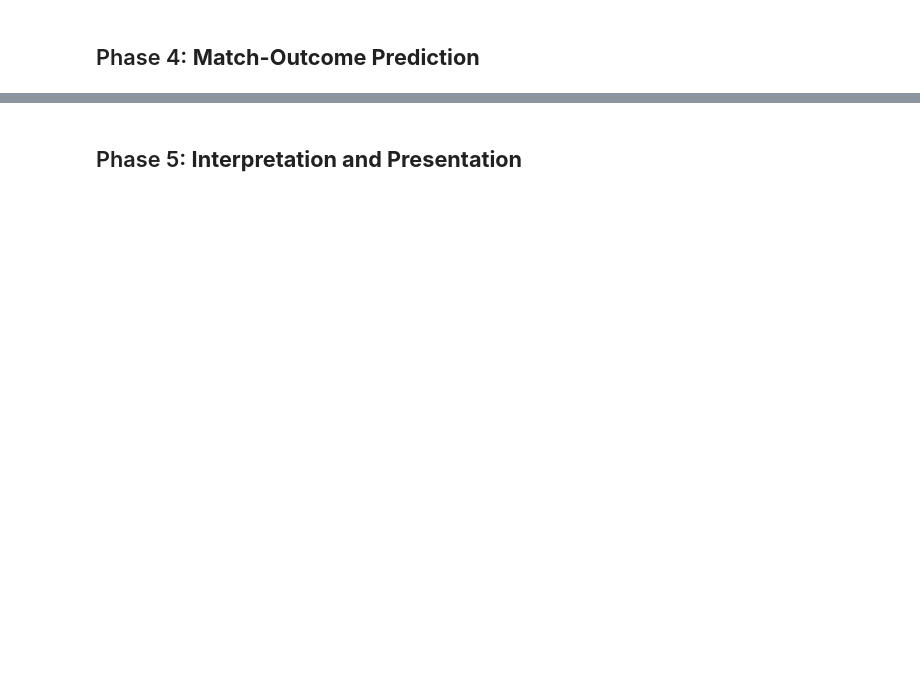
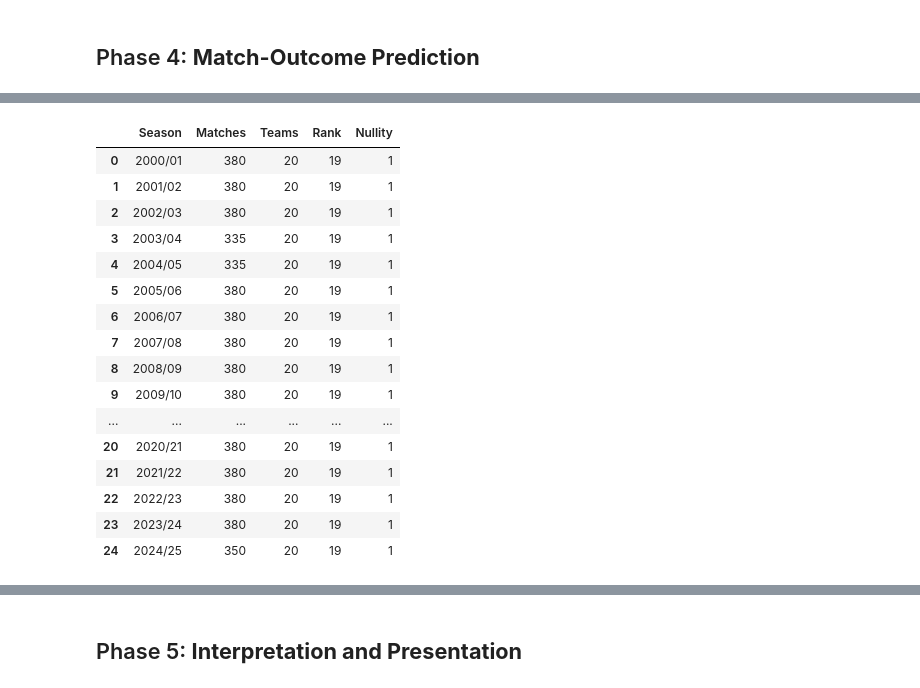
Before and after one commit to Joudii18/Is-Home-Advantage-Dying-What-25-Years-of-Premier-League-Data-Say, a Jupyter notebook: EPL_Home_Advantage_Project.ipynb, the cells around one changed output, grey strips where cells are left out. Saved outputs shown, nothing was run; the diff lists cells and outputs as text; code cells hidden in the pictures; blank space fills up the shorter version.

```diff
--- a/EPL_Home_Advantage_Project.ipynb
+++ b/EPL_Home_Advantage_Project.ipynb
@@ -722,0 +761,68 @@ Away teams received more yellow cards (**1.79 vs. 1.47 per match**) and red card
+# %%
+
+# Store ratings from all seasons
+all_ratings = []
+results = []
+
+for season_name, data in massey_data.groupby("Season"):
+
+    # Identify teams
+    season_teams = sorted(
+        set(data["HomeTeam"]) | set(data["AwayTeam"])
+    )
+
+    team_index = {
+        team: i for i, team in enumerate(season_teams)
+    }
+
+    # Build the Massey matrix
+    M_season = np.zeros((len(data), len(season_teams)))
+
+    for i, (_, match) in enumerate(data.iterrows()):
+        M_season[i, team_index[match["HomeTeam"]]] = 1
+        M_season[i, team_index[match["AwayTeam"]]] = -1
+
+    # Calculate rank and nullity
+    rank_M = np.linalg.matrix_rank(M_season)
+    nullity_M = len(season_teams) - rank_M
+
+    results.append({
+        "Season": season_name,
+        "Matches": len(data),
+        "Teams": len(season_teams),
+        "Rank": rank_M,
+        "Nullity": nullity_M
+    })
+
+    # Goal difference vector
+    d_season = data["GoalDifference"].to_numpy()
+
+    # Solve least squares
+    r, _, _, _ = np.linalg.lstsq(
+        M_season, d_season, rcond=None
+    )
+
+    # Make ratings sum to zero
+    r = r - r.mean()
+
+    # Save each team's rating
+    for team, rating in zip(season_teams, r):
+        all_ratings.append({
+            "Season": season_name,
+            "Team": team,
+            "MasseyRating": rating
+        })
+
+# Combine results into one table
+all_ratings_df = pd.DataFrame(all_ratings)
+
+print("Number of seasons:",
+      all_ratings_df["Season"].nunique())
+
+print("Total team-season ratings:", len(all_ratings_df))
+
+display(all_ratings_df.head())
+
+verification_df = pd.DataFrame(results)
+display(verification_df)
+# %% [output]
@@ -722,0 +837,17 @@ Away teams received more yellow cards (**1.79 vs. 1.47 per match**) and red card
+|  | Season | Matches | Teams | Rank | Nullity |
+| 0 | 2000/01 | 380 | 20 | 19 | 1 |
+| 1 | 2001/02 | 380 | 20 | 19 | 1 |
+| 2 | 2002/03 | 380 | 20 | 19 | 1 |
+| 3 | 2003/04 | 335 | 20 | 19 | 1 |
+| 4 | 2004/05 | 335 | 20 | 19 | 1 |
+| 5 | 2005/06 | 380 | 20 | 19 | 1 |
+| 6 | 2006/07 | 380 | 20 | 19 | 1 |
+| 7 | 2007/08 | 380 | 20 | 19 | 1 |
+| 8 | 2008/09 | 380 | 20 | 19 | 1 |
+| 9 | 2009/10 | 380 | 20 | 19 | 1 |
+| ... | ... | ... | ... | ... | ... |
+| 20 | 2020/21 | 380 | 20 | 19 | 1 |
+| 21 | 2021/22 | 380 | 20 | 19 | 1 |
+| 22 | 2022/23 | 380 | 20 | 19 | 1 |
+| 23 | 2023/24 | 380 | 20 | 19 | 1 |
+| 24 | 2024/25 | 350 | 20 | 19 | 1 |
```
Also changed, not shown: parts of 10 cells of this notebook.
